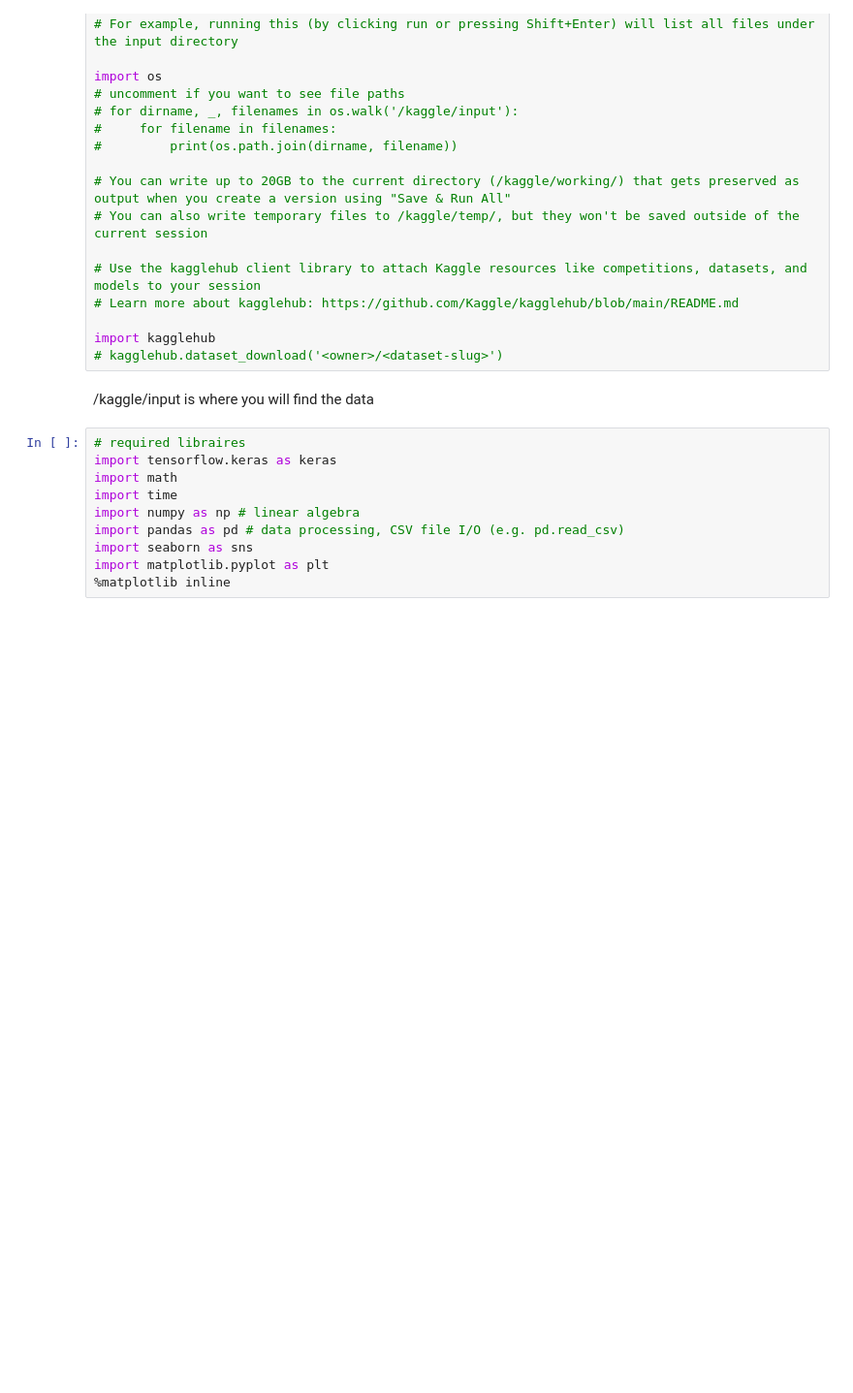
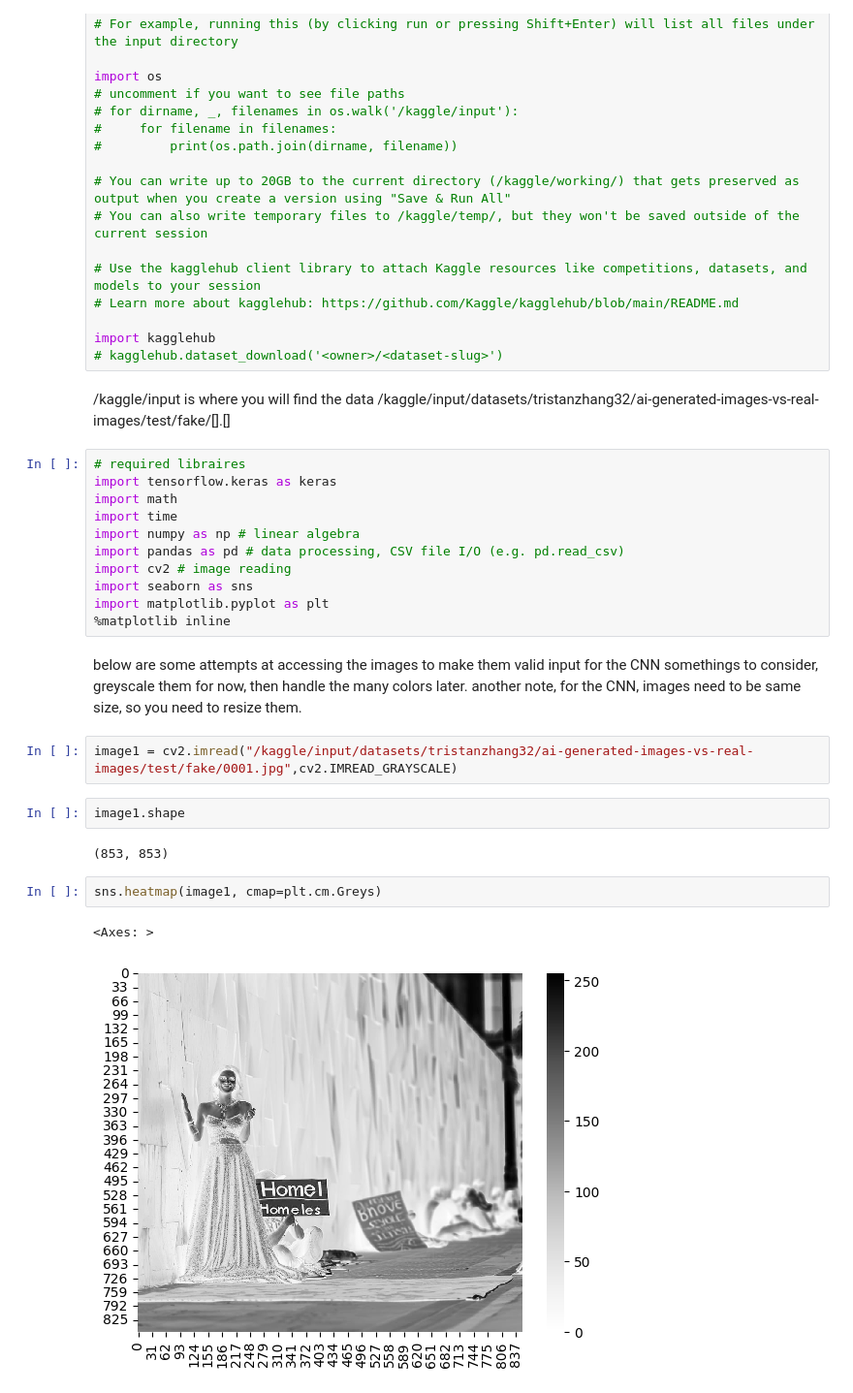
Before and after one commit to Jordan-G-CS/AI_Image_detection, a Jupyter notebook: ai-image-recognition-ipynb.ipynb, the cells around one changed output. Shown at 97% size. Cells and saved outputs as stored; diff of their text form; blank space fills up the shorter version.

Commit message:
turned images into numpy arrays the CNN can use using cv2. however the process take way to much time to convert all of them to usable data. will figure that out tmr.

```diff
--- a/ai-image-recognition-ipynb.ipynb
+++ b/ai-image-recognition-ipynb.ipynb
@@ -22,6 +22,7 @@ import kagglehub
 # kagglehub.dataset_download('<owner>/<dataset-slug>')
 # %% [markdown]
 /kaggle/input is where you will find the data
+/kaggle/input/datasets/tristanzhang32/ai-generated-images-vs-real-images/test/fake/[].[]
 # %%
 # required libraires
 import tensorflow.keras as keras
@@ -29,6 +30,22 @@ import math
 import time
 import numpy as np # linear algebra
 import pandas as pd # data processing, CSV file I/O (e.g. pd.read_csv)
+import cv2 # image reading
 import seaborn as sns
 import matplotlib.pyplot as plt
 %matplotlib inline
+# %% [markdown]
+below are some attempts at accessing the images to make them valid input for the CNN
+somethings to consider, greyscale them for now, then handle the many colors later.
+another note, for the CNN, images need to be same size, so you need to resize them.
+# %%
+image1 = cv2.imread("/kaggle/input/datasets/tristanzhang32/ai-generated-images-vs-real-images/test/fake/0001.jpg",cv2.IMREAD_GRAYSCALE)
+# %%
+image1.shape
+# %% [output]
+(853, 853)
+# %%
+sns.heatmap(image1, cmap=plt.cm.Greys)
+# %% [output]
+<Axes: >
+[figure, added]
```
Also changed, not shown: parts of 3 cells of this notebook.
